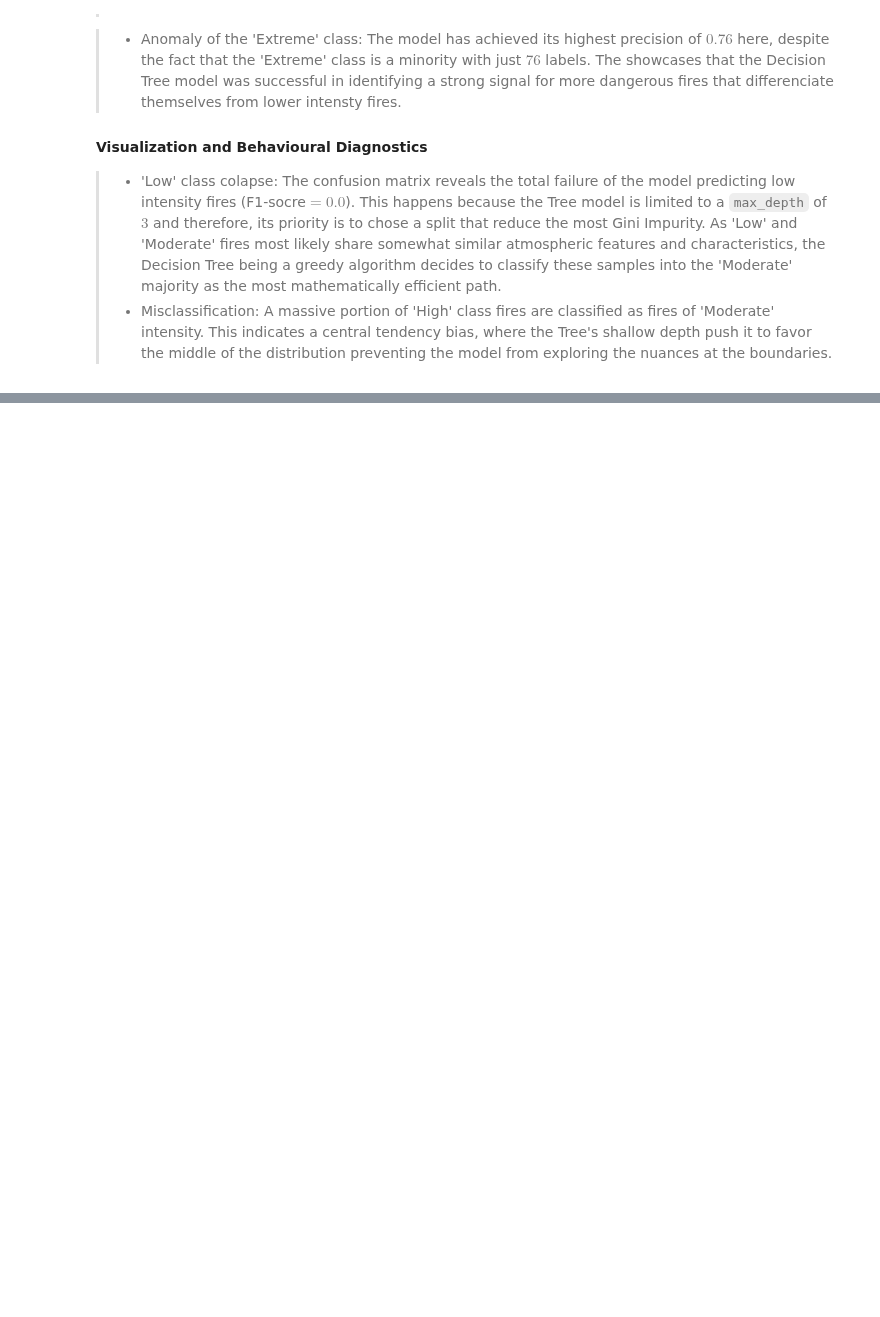
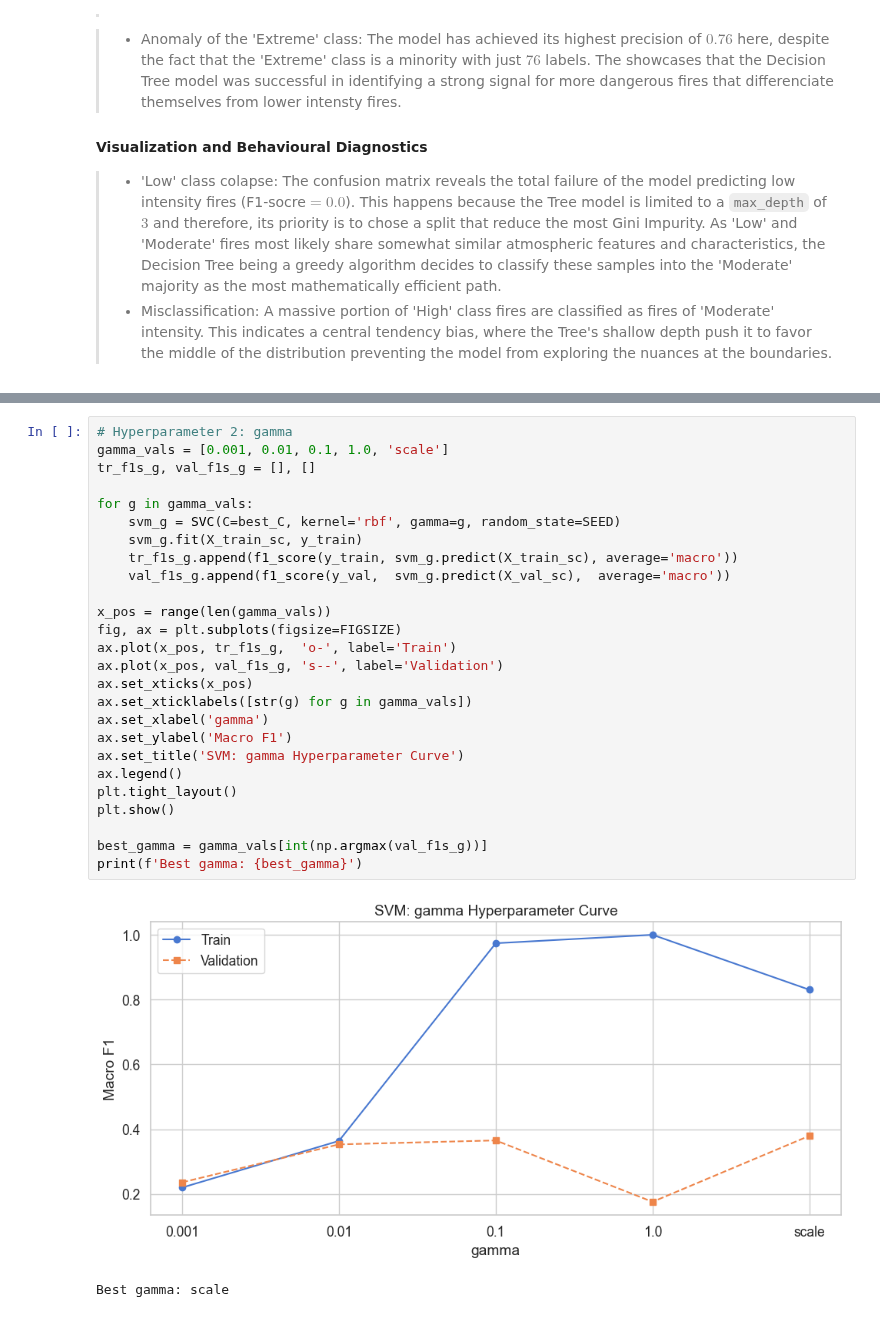
Before and after one commit to wadamiru/manual-ml, a Jupyter notebook: ML-A2/project_wildfire.ipynb, the cells around one changed output, grey strips where cells are left out. Saved outputs shown, nothing was run; the diff lists cells and outputs as text; blank space fills up the shorter version.

```diff
--- a/ML-A2/project_wildfire.ipynb
+++ b/ML-A2/project_wildfire.ipynb
@@ -651,0 +717,29 @@ The baseline Decision Tree model showcases a stable yet limited predictive capac
+# %%
+# Hyperparameter 2: gamma
+gamma_vals = [0.001, 0.01, 0.1, 1.0, 'scale']
+tr_f1s_g, val_f1s_g = [], []
+
+for g in gamma_vals:
+    svm_g = SVC(C=best_C, kernel='rbf', gamma=g, random_state=SEED)
+    svm_g.fit(X_train_sc, y_train)
+    tr_f1s_g.append(f1_score(y_train, svm_g.predict(X_train_sc), average='macro'))
+    val_f1s_g.append(f1_score(y_val,  svm_g.predict(X_val_sc),  average='macro'))
+
+x_pos = range(len(gamma_vals))
+fig, ax = plt.subplots(figsize=FIGSIZE)
+ax.plot(x_pos, tr_f1s_g,  'o-', label='Train')
+ax.plot(x_pos, val_f1s_g, 's--', label='Validation')
+ax.set_xticks(x_pos)
+ax.set_xticklabels([str(g) for g in gamma_vals])
+ax.set_xlabel('gamma')
+ax.set_ylabel('Macro F1')
+ax.set_title('SVM: gamma Hyperparameter Curve')
+ax.legend()
+plt.tight_layout()
+plt.show()
+
+best_gamma = gamma_vals[int(np.argmax(val_f1s_g))]
+print(f'Best gamma: {best_gamma}')
+# %% [output]
+[figure, added]
+Best gamma: scale
```
Also changed, not shown: parts of 31 cells of this notebook, 3 other files.
